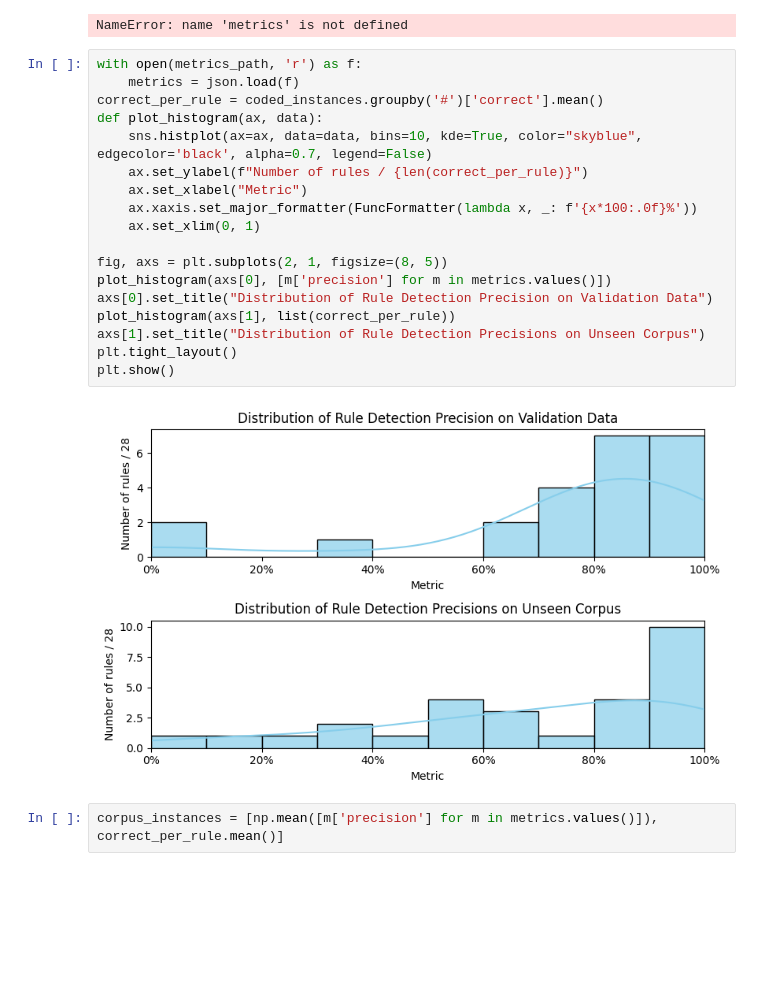
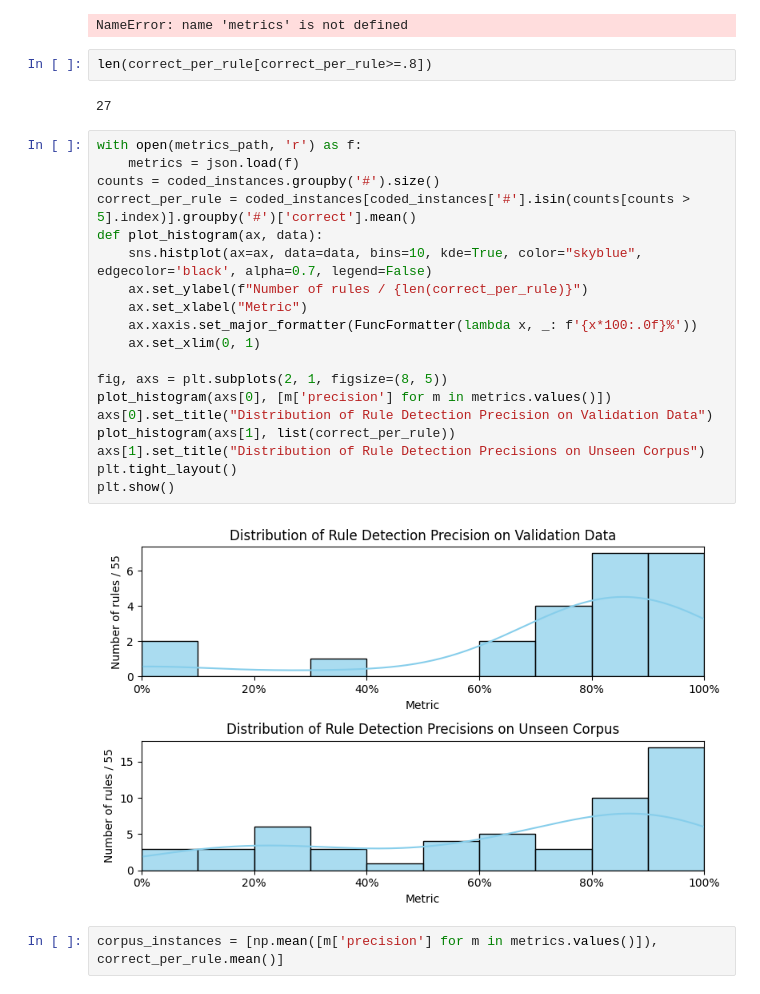
Before and after one commit to shivster2000/grammarctg, a Jupyter notebook: experiments/012_corpus_training.ipynb, the cells around one changed output. Saved outputs shown, nothing was run; the diff lists cells and outputs as text; blank space fills up the shorter version.

```diff
--- a/experiments/012_corpus_training.ipynb
+++ b/experiments/012_corpus_training.ipynb
@@ -553,26 +551,31 @@ with open(metrics_path, 'w') as f:
     json.dump(metrics, f)
 # %% [output]
 NameError: name 'metrics' is not defined
+# %%
+len(correct_per_rule[correct_per_rule>=.8])
+# %% [output]
+27
 # %%
 with open(metrics_path, 'r') as f:
     metrics = json.load(f)
-correct_per_rule = coded_instances.groupby('#')['correct'].mean()
+counts = coded_instances.groupby('#').size()
+correct_per_rule = coded_instances[coded_instances['#'].isin(counts[counts > 5].index)].groupby('#')['correct'].mean()
 def plot_histogram(ax, data):
     sns.histplot(ax=ax, data=data, bins=10, kde=True, color="skyblue", edgecolor='black', alpha=0.7, legend=False)
     ax.set_ylabel(f"Number of rules / {len(correct_per_rule)}")
     ax.set_xlabel("Metric")
     ax.xaxis.set_major_formatter(FuncFormatter(lambda x, _: f'{x*100:.0f}%'))
     ax.set_xlim(0, 1)
 
 fig, axs = plt.subplots(2, 1, figsize=(8, 5))
 plot_histogram(axs[0], [m['precision'] for m in metrics.values()])
 axs[0].set_title("Distribution of Rule Detection Precision on Validation Data")
 plot_histogram(axs[1], list(correct_per_rule))
 axs[1].set_title("Distribution of Rule Detection Precisions on Unseen Corpus")
 plt.tight_layout()
 plt.show()
 # %% [output]
-[figure, old version]
+[figure, new version]
 # %%
 corpus_instances = [np.mean([m['precision'] for m in metrics.values()]), correct_per_rule.mean()]
 # %%
```
Also changed, not shown: parts of 6 cells of this notebook, 6 other files.
